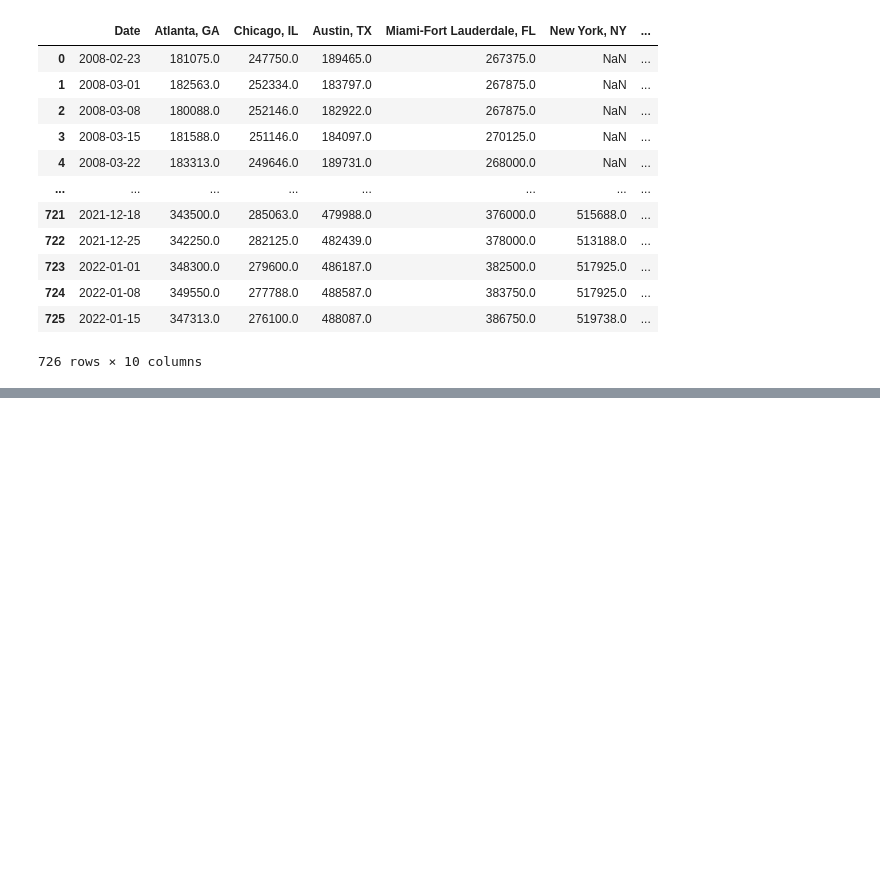
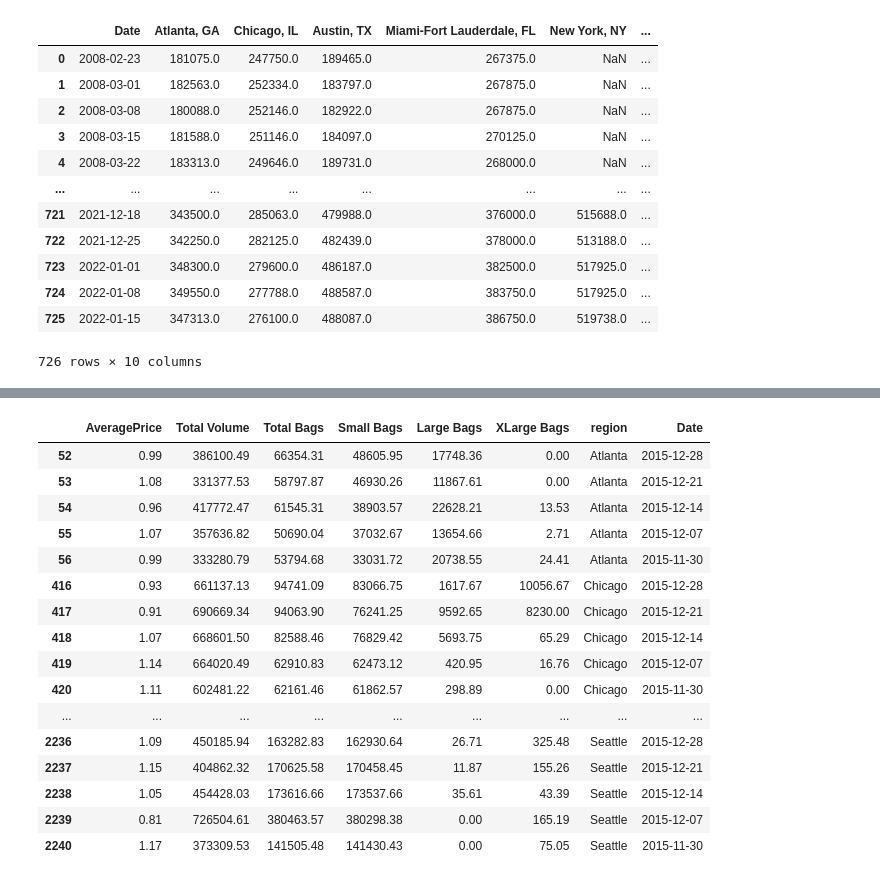
Before and after one commit to reiderwin/project2, a Jupyter notebook: Untitled.ipynb, the cells around one changed output, grey strips where cells are left out. Saved outputs shown, nothing was run; the diff lists cells and outputs as text; code cells hidden in the pictures; blank space fills up the shorter version.

```diff
--- a/Untitled.ipynb
+++ b/Untitled.ipynb
@@ -102,3 +102,7 @@ avocado_2
 | 18247 | 1.93 | 16205.22 | 10969.54 | 10919.54 | 50.00 | 0.0 | WestTexNewMexico | 2018-01-15 |
 | 18248 | 1.62 | 17489.58 | 12014.15 | 11988.14 | 26.01 | 0.0 | WestTexNewMexico | 2018-01-08 |
 18249 rows × 8 columns
+# %%
+cities = ['Atlanta', 'NewYork', 'Chicago', 'Austin', 'LosAngeles', 'SanFrancisco', 'Seattle', 'Portland', 'Nashville', 'Miami']
+avocado_3 = avocado_2[avocado_2.region.isin(cities) == True]
+avocado_3
@@ -300,0 +353,3 @@ top_city_data
+# %%
+avocado_4=pd.DataFrame(avocado_3)
+avocado_4
@@ -301 +370,22 @@ top_city_data
+# %%
+avocado_5 = avocado_4.groupby(['region'])
+avocado_5.head()
+# %% [output]
+|  | AveragePrice | Total Volume | Total Bags | Small Bags | Large Bags | XLarge Bags | region | Date |
+| 52 | 0.99 | 386100.49 | 66354.31 | 48605.95 | 17748.36 | 0.00 | Atlanta | 2015-12-28 |
+| 53 | 1.08 | 331377.53 | 58797.87 | 46930.26 | 11867.61 | 0.00 | Atlanta | 2015-12-21 |
+| 54 | 0.96 | 417772.47 | 61545.31 | 38903.57 | 22628.21 | 13.53 | Atlanta | 2015-12-14 |
+| 55 | 1.07 | 357636.82 | 50690.04 | 37032.67 | 13654.66 | 2.71 | Atlanta | 2015-12-07 |
+| 56 | 0.99 | 333280.79 | 53794.68 | 33031.72 | 20738.55 | 24.41 | Atlanta | 2015-11-30 |
+| 416 | 0.93 | 661137.13 | 94741.09 | 83066.75 | 1617.67 | 10056.67 | Chicago | 2015-12-28 |
+| 417 | 0.91 | 690669.34 | 94063.90 | 76241.25 | 9592.65 | 8230.00 | Chicago | 2015-12-21 |
+| 418 | 1.07 | 668601.50 | 82588.46 | 76829.42 | 5693.75 | 65.29 | Chicago | 2015-12-14 |
+| 419 | 1.14 | 664020.49 | 62910.83 | 62473.12 | 420.95 | 16.76 | Chicago | 2015-12-07 |
+| 420 | 1.11 | 602481.22 | 62161.46 | 61862.57 | 298.89 | 0.00 | Chicago | 2015-11-30 |
+| ... | ... | ... | ... | ... | ... | ... | ... | ... |
+| 2236 | 1.09 | 450185.94 | 163282.83 | 162930.64 | 26.71 | 325.48 | Seattle | 2015-12-28 |
+| 2237 | 1.15 | 404862.32 | 170625.58 | 170458.45 | 11.87 | 155.26 | Seattle | 2015-12-21 |
+| 2238 | 1.05 | 454428.03 | 173616.66 | 173537.66 | 35.61 | 43.39 | Seattle | 2015-12-14 |
+| 2239 | 0.81 | 726504.61 | 380463.57 | 380298.38 | 0.00 | 165.19 | Seattle | 2015-12-07 |
+| 2240 | 1.17 | 373309.53 | 141505.48 | 141430.43 | 0.00 | 75.05 | Seattle | 2015-11-30 |
 # %%
```
Also changed, not shown: parts of 5 cells of this notebook.
